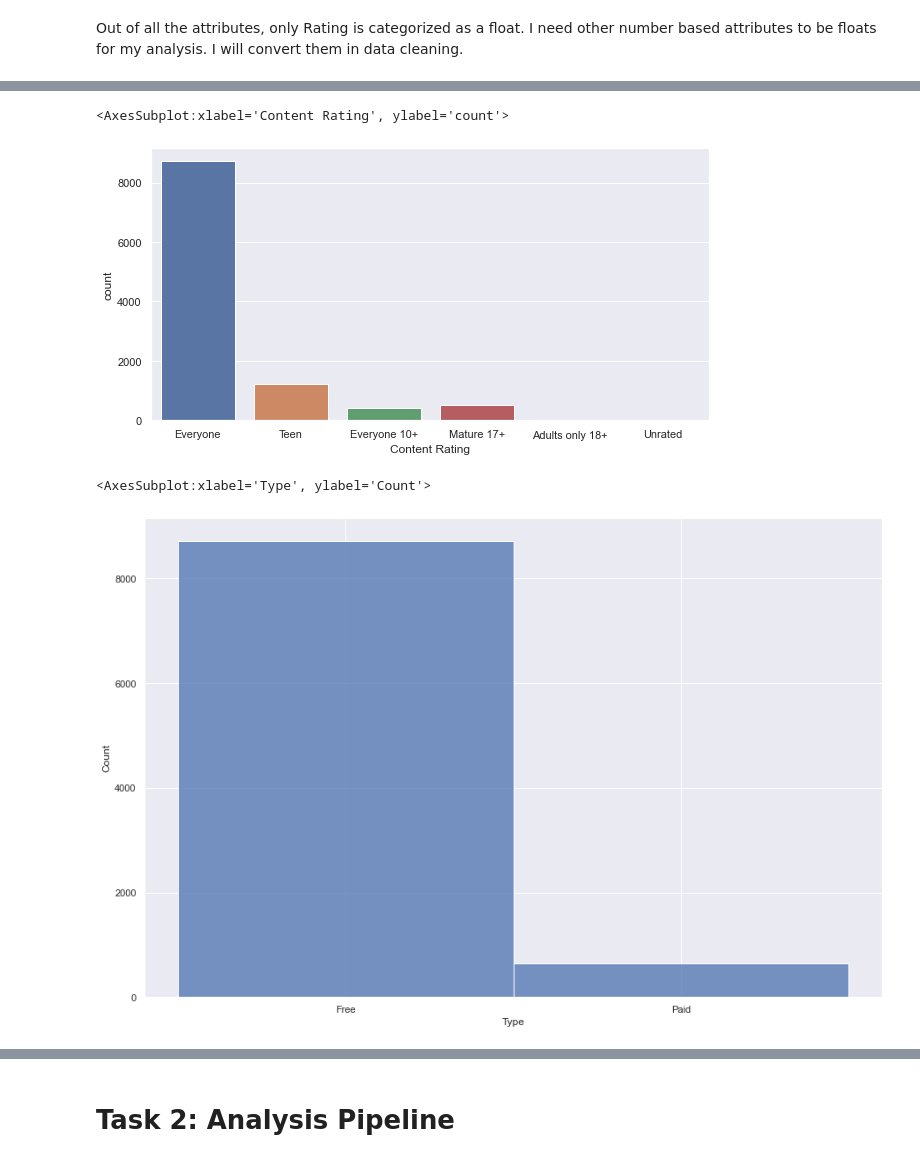
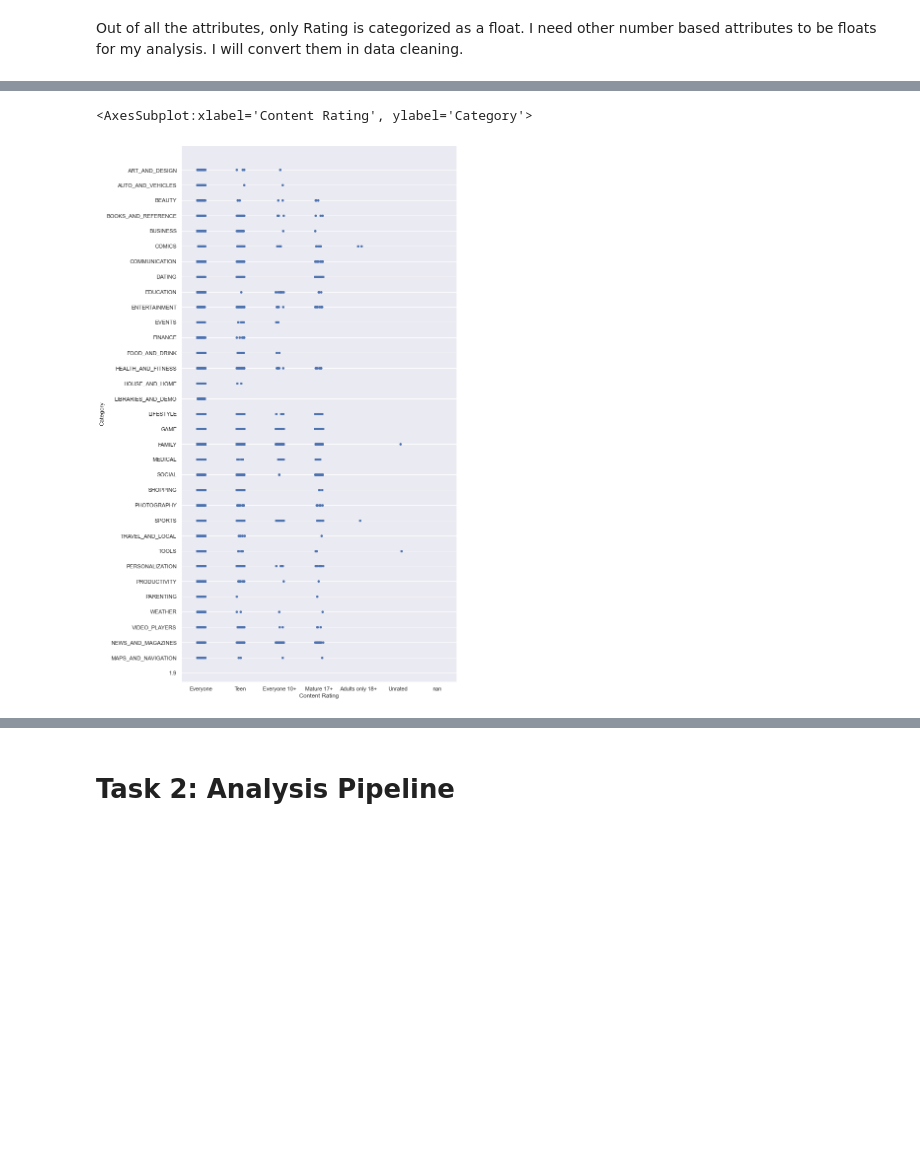
Before and after one commit to ubco-W2022T1-cosc301/project-group36, a Jupyter notebook: notebooks/analysis2.ipynb, the cells around one changed output, grey strips where cells are left out. Cells and saved outputs as stored; diff of their text form; code cells hidden in the pictures; blank space fills up the shorter version.

Commit message:
Updated EDA Plots

```diff
--- a/notebooks/analysis2.ipynb
+++ b/notebooks/analysis2.ipynb
@@ -240,14 +245,9 @@ Out of all the attributes, only Rating is categorized as a float. I need other n
 # %%
-sns.set(rc={"figure.figsize":(10, 5)})
-sns.countplot(data = df,x = 'Content Rating')
+sns.set(rc={"figure.figsize":(10, 20)})
+sns.stripplot(data=df, x= 'Content Rating', y="Category")
 # %% [output]
-<AxesSubplot:xlabel='Content Rating', ylabel='count'>
+<AxesSubplot:xlabel='Content Rating', ylabel='Category'>
-[figure, old version]
+[figure, new version]
-# %%
-sns.histplot(data=df, x= 'Type')
-# %% [output]
-<AxesSubplot:xlabel='Type', ylabel='Count'>
-[figure, removed]
 # %%
 sns.countplot(data=df, x= 'Content Rating', hue = 'Type', palette = 'coolwarm')
 # %% [output]
```
Also changed, not shown: parts of 8 cells of this notebook, 1 other file.
